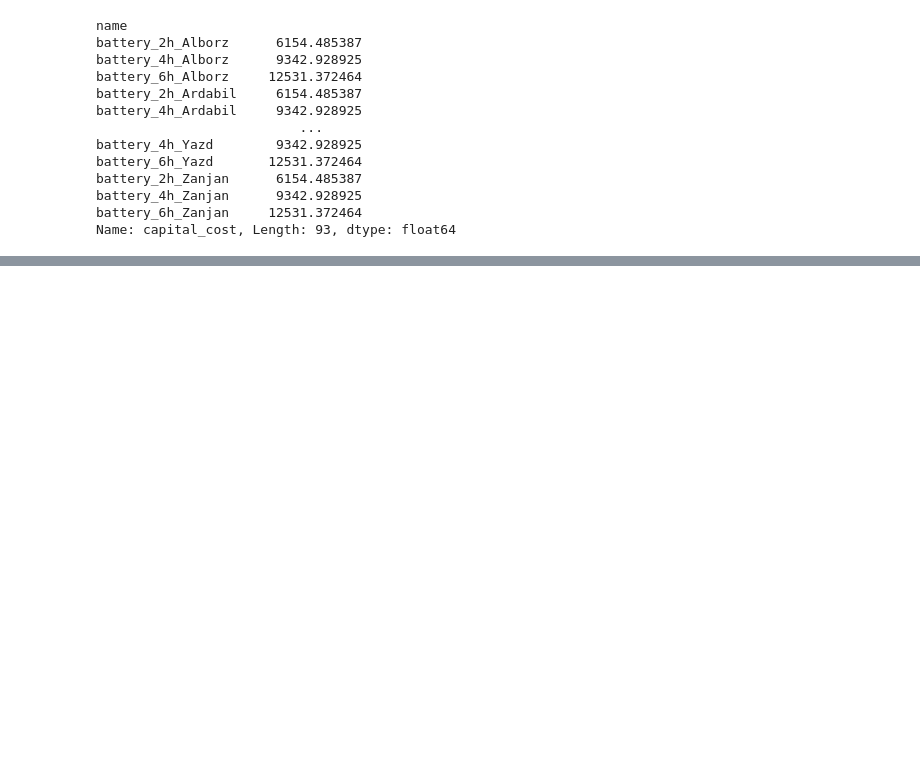
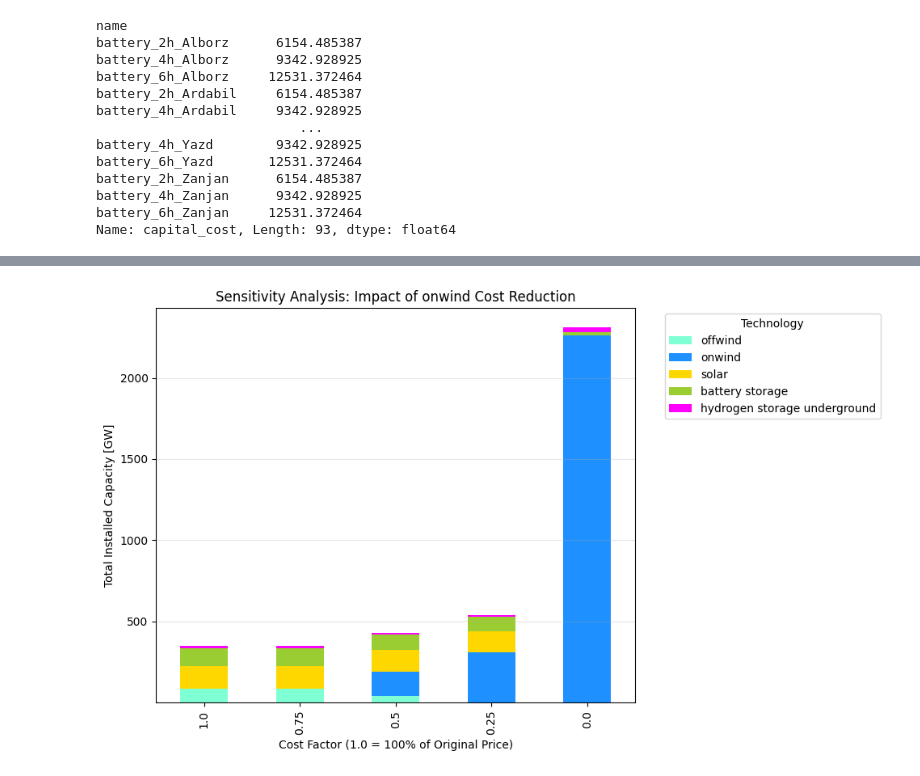
Before and after one commit to morteezzaa/iran-renewable-system-analysis, a Jupyter notebook: model_sensitivity_analysis.ipynb, the cells around one changed output, grey strips where cells are left out. Cells and saved outputs as stored; diff of their text form; code cells hidden in the pictures; blank space fills up the shorter version.

Commit message:
updating the visuals

```diff
--- a/model_sensitivity_analysis.ipynb
+++ b/model_sensitivity_analysis.ipynb
@@ -202,0 +172,5 @@ plt.show()
+# %%
+"""# importing the results from csv
+url = Path("results") / "sens_analysis_onwind_results.csv"
+df_results = pd.read_csv(url, index_col=0)
+df_results"""
@@ -202,0 +191,31 @@ plt.show()
+# %%
+# Data to plot
+df_plot = df_results_re.divide(1e3).T
+
+# Align colors with columns (technologies / carriers)
+colors = n.carriers.color.reindex(df_plot.columns)
+
+fig, ax = plt.subplots(figsize=(10, 6))
+
+df_plot.plot(
+    kind="bar",
+    stacked=True,
+    ax=ax,
+    color=colors
+)
+
+plt.title(f"Sensitivity Analysis: Impact of {tech_name} Cost Reduction")
+plt.xlabel("Cost Factor (1.0 = 100% of Original Price)")
+plt.ylabel("Total Installed Capacity [GW]")
+
+plt.legend(
+    title="Technology",
+    bbox_to_anchor=(1.05, 1),
+    loc="upper left"
+)
+
+plt.grid(axis="y", alpha=0.3)
+plt.tight_layout()
+plt.show()
+# %% [output]
+[figure, added]
```
Also changed, not shown: parts of 11 cells of this notebook, 7 other files.
